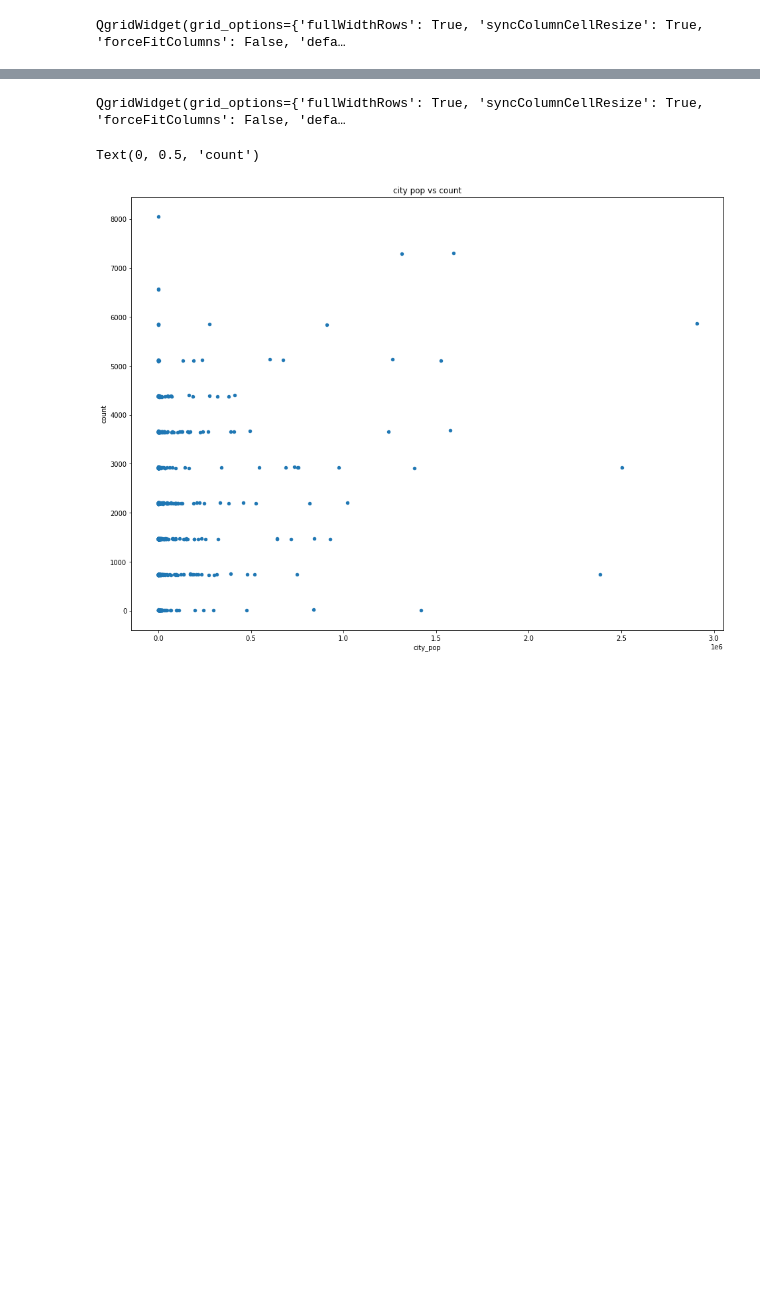
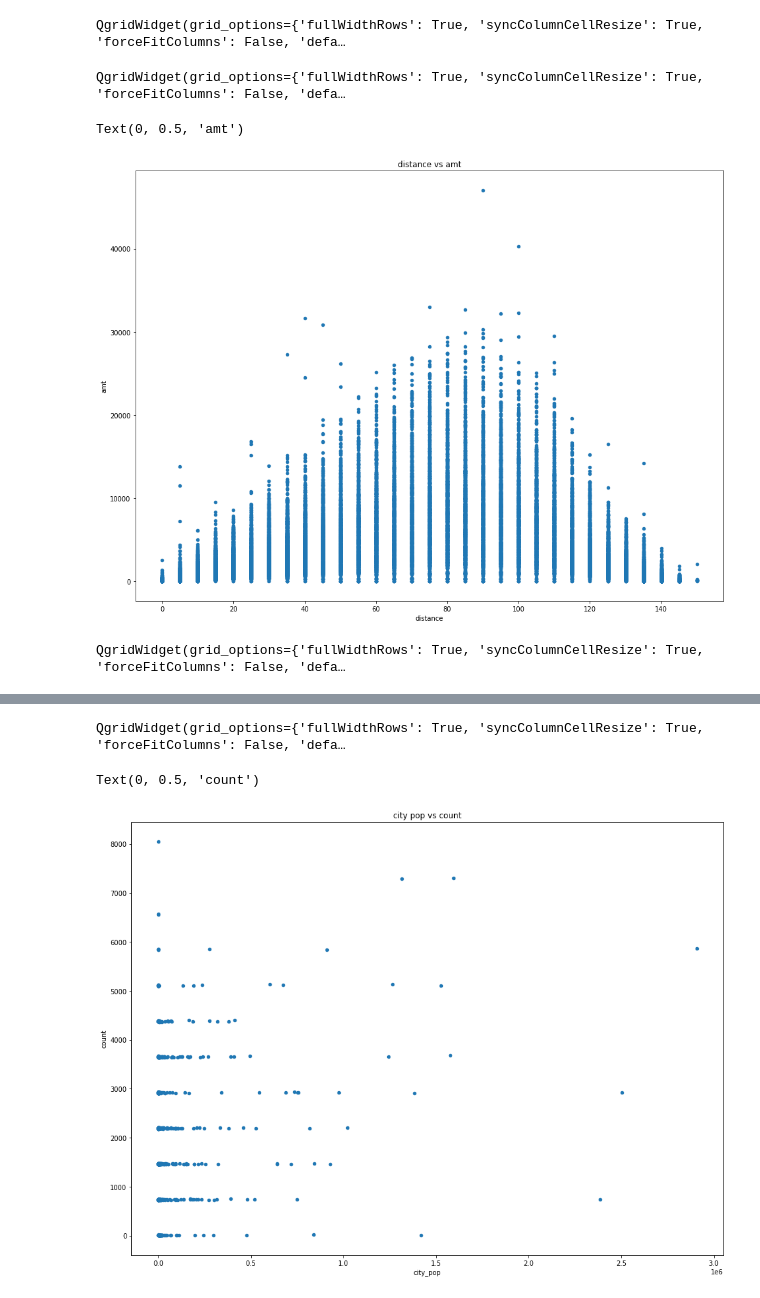
Before and after one commit to cwperks/eai6000_group5, a Jupyter notebook: week2/cperkins_week2_eda.ipynb, the cells around one changed output, grey strips where cells are left out. Drawn from its saved outputs; the diff is of its cells as text; code cells hidden in the pictures; blank space fills up the shorter version.

```diff
--- a/week2/cperkins_week2_eda.ipynb
+++ b/week2/cperkins_week2_eda.ipynb
@@ -38,6 +107,41 @@ fraud_df['txn_date'] = fraud_df['txn_datetime'].dt.date
+# %%
+cat_col = ['category','gender']
+num_col = ['age','distance','year','month','day','hour','city_pop']
+# %%
+# This one hot encodes the categorical columns and create a new variable to hold the nex column headers
+
+cat_col_onehotencode = []
+
+if len(cat_col) > 0:
+    cat_onehotencode = pd.get_dummies(fraud_df[cat_col])
+    cat_col_onehotencode = list(cat_onehotencode.columns)
+    fraud_df = pd.concat([fraud_df,cat_onehotencode], axis = 1)
+# %%
+fraud_df['distance_round'] = [5 * round(d/5) for d in fraud_df['distance']]
 # %%
 import qgrid
 
 qgrid.show_grid(fraud_df.head(100), grid_options={'forceFitColumns': False, 'defaultColumnWidth': 100})
 # %% [output]
 QgridWidget(grid_options={'fullWidthRows': True, 'syncColumnCellResize': True, 'forceFitColumns': False, 'defa…
+# %%
+txn_amounts_by_consumer_by_distance = fraud_df.groupby(['cc_num', 'distance_round'])['amt'].agg('sum').sort_index().reset_index()
+txn_amounts_by_consumer_by_distance.columns = ['cc_num', 'distance_round','amt']
+
+qgrid.show_grid(txn_amounts_by_consumer_by_distance.head(100), grid_options={'forceFitColumns': False, 'defaultColumnWidth': 100})
+# %% [output]
+QgridWidget(grid_options={'fullWidthRows': True, 'syncColumnCellResize': True, 'forceFitColumns': False, 'defa…
+# %%
+ax = txn_amounts_by_consumer_by_distance.plot(kind='scatter', x='distance_round', y='amt', figsize=(16,12), title='distance vs amt')
+ax.set_xlabel('distance')
+ax.set_ylabel('aamt')
+# %% [output]
+Text(0, 0.5, 'amt')
+[figure, added]
+# %%
+txn_amounts_by_consumer_by_hour = fraud_df.groupby(['cc_num', 'hour'])['amt'].agg('sum').sort_index().reset_index()
+txn_amounts_by_consumer_by_hour.columns = ['cc_num', 'hour','amt']
+
+qgrid.show_grid(txn_amounts_by_consumer_by_hour.head(100), grid_options={'forceFitColumns': False, 'defaultColumnWidth': 100})
+# %% [output]
+QgridWidget(grid_options={'fullWidthRows': True, 'syncColumnCellResize': True, 'forceFitColumns': False, 'defa…
```
Also changed, not shown: parts of 10 cells of this notebook.
